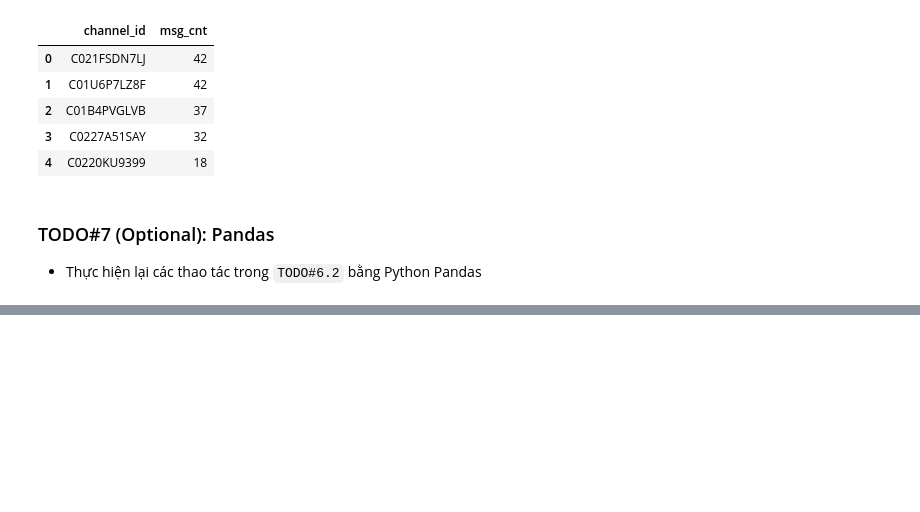
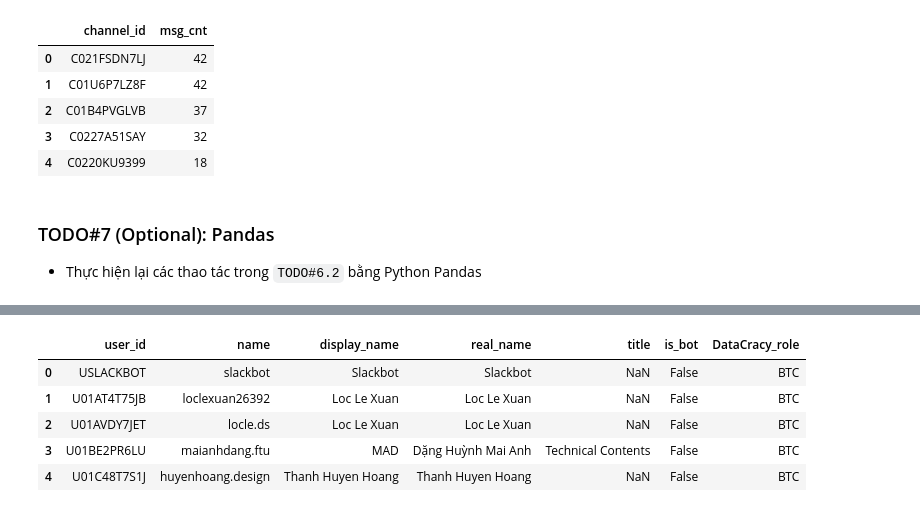
Before and after one commit to Ha-Huynh-Anh/atom-assignments, a Jupyter notebook: assignment_4/home_assignment_4.ipynb, the cells around one changed output, grey strips where cells are left out. Drawn from its saved outputs; the diff is of its cells as text; code cells hidden in the pictures; blank space fills up the shorter version.

```diff
--- a/assignment_4/home_assignment_4.ipynb
+++ b/assignment_4/home_assignment_4.ipynb
@@ -1214,0 +1227,10 @@ con.execute(SQL).fetch_df()
+# %%
+member_df = user_df.merge(dtc_groups, on = ['name'])
+member_df.head()
+# %% [output]
+|  | user_id | name | display_name | real_name | title | is_bot | DataCracy_role |
+| 0 | USLACKBOT | slackbot | Slackbot | Slackbot | NaN | False | BTC |
+| 1 | U01AT4T75JB | loclexuan26392 | Loc Le Xuan | Loc Le Xuan | NaN | False | BTC |
+| 2 | U01AVDY7JET | locle.ds | Loc Le Xuan | Loc Le Xuan | NaN | False | BTC |
+| 3 | U01BE2PR6LU | maianhdang.ftu | MAD | Dặng Huỳnh Mai Anh | Technical Contents | False | BTC |
+| 4 | U01C48T7S1J | huyenhoang.design | Thanh Huyen Hoang | Thanh Huyen Hoang | NaN | False | BTC |
```
Also changed, not shown: parts of 6 cells of this notebook.
